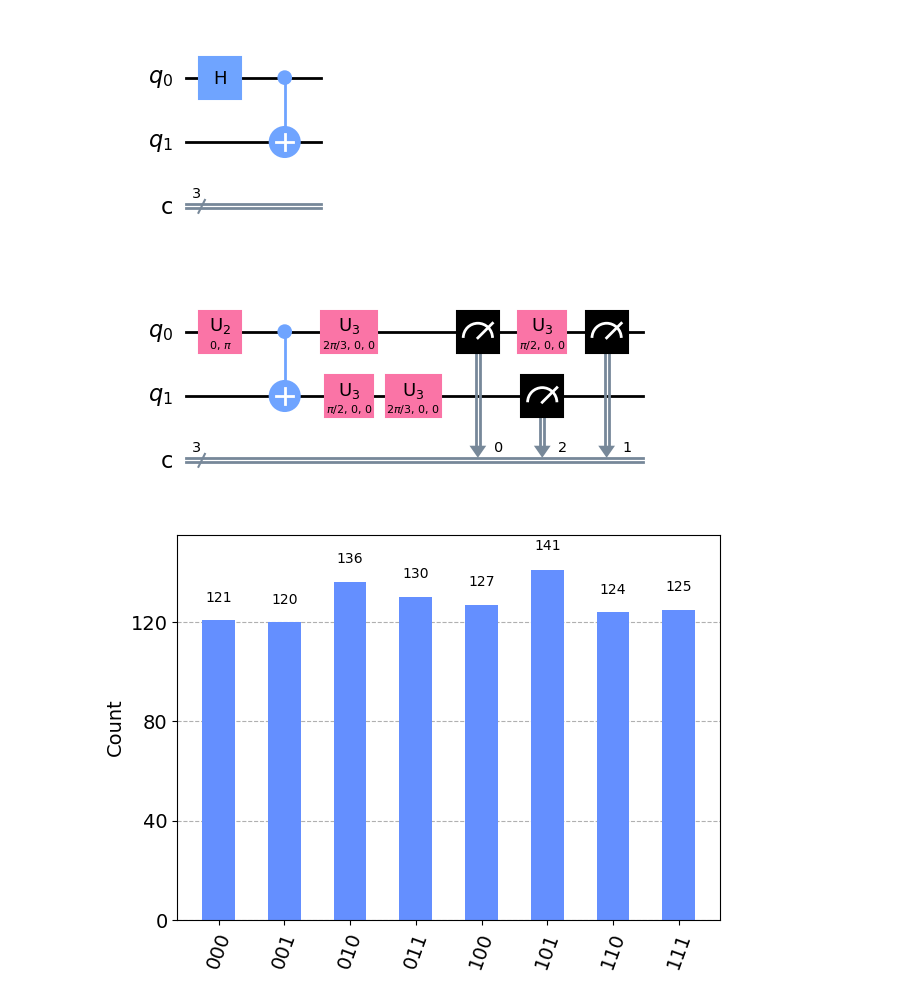
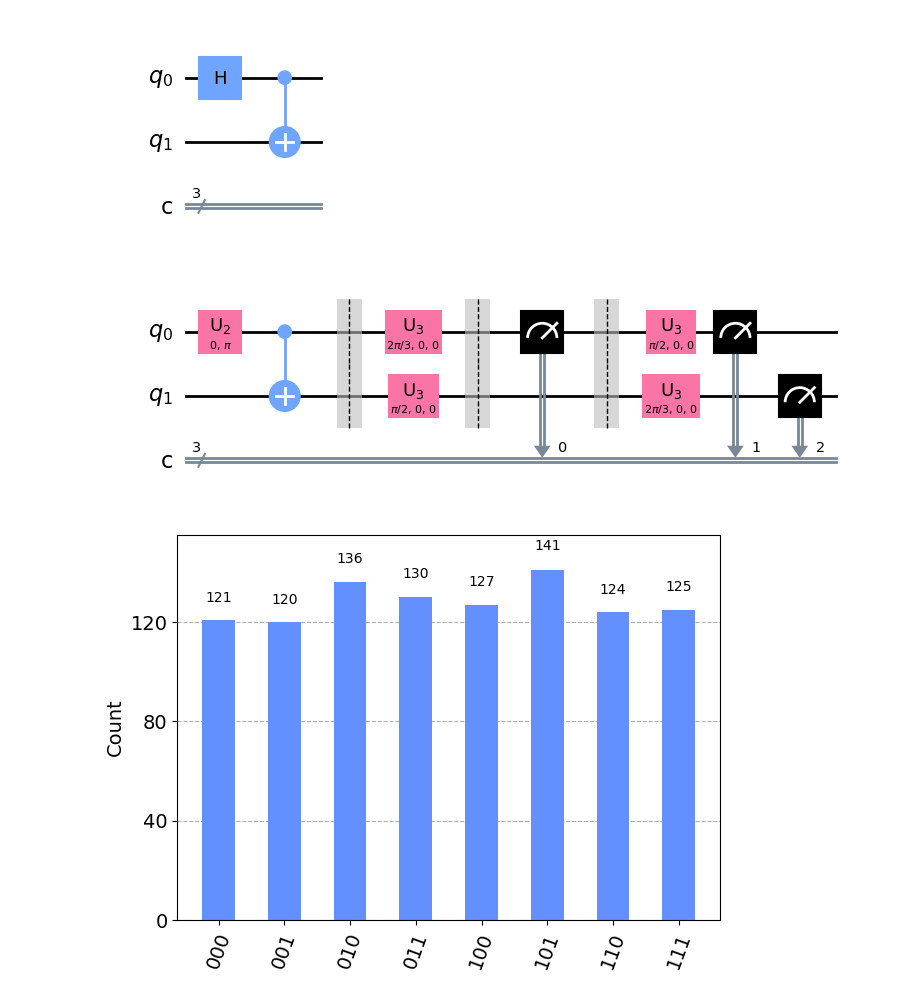
Before and after one commit to KALE-VINAY/entangled-2-stage-protocoll, a Jupyter notebook: 8th_sem_3_stage_Quantum_Key_Distribution_Protocol.ipynb, the cells around one changed output. Saved outputs shown, nothing was run; the diff lists cells and outputs as text; code cells hidden in the pictures.

```diff
--- a/8th_sem_3_stage_Quantum_Key_Distribution_Protocol.ipynb
+++ b/8th_sem_3_stage_Quantum_Key_Distribution_Protocol.ipynb
@@ -140,18 +140,22 @@ experment.draw(output='mpl')
 [figure]
 # %%
 #########################################
+experment.barrier()
 experment.append(gate1_alice, [0])
+experment.append(gate1_bob, [1])
+experment.barrier()
 experment.measure(0,0)
+experment.barrier()
 experment.append(gate1_bob, [0])
 #########################################
+experment.append(gate1_alice, [1])
 
-experment.append(gate1_bob, [1])
-experment.append(gate1_alice, [1])
+
 experment.measure(0,1)
 experment.measure(1,2)
 experment.decompose().draw(output='mpl')
 # %% [output]
-[figure, old version]
+[figure, new version]
 # %%
 aer_sim = Aer.get_backend('aer_simulator')
 job = aer_sim.run(experment)
```
Also changed, not shown: parts of 4 cells of this notebook.
